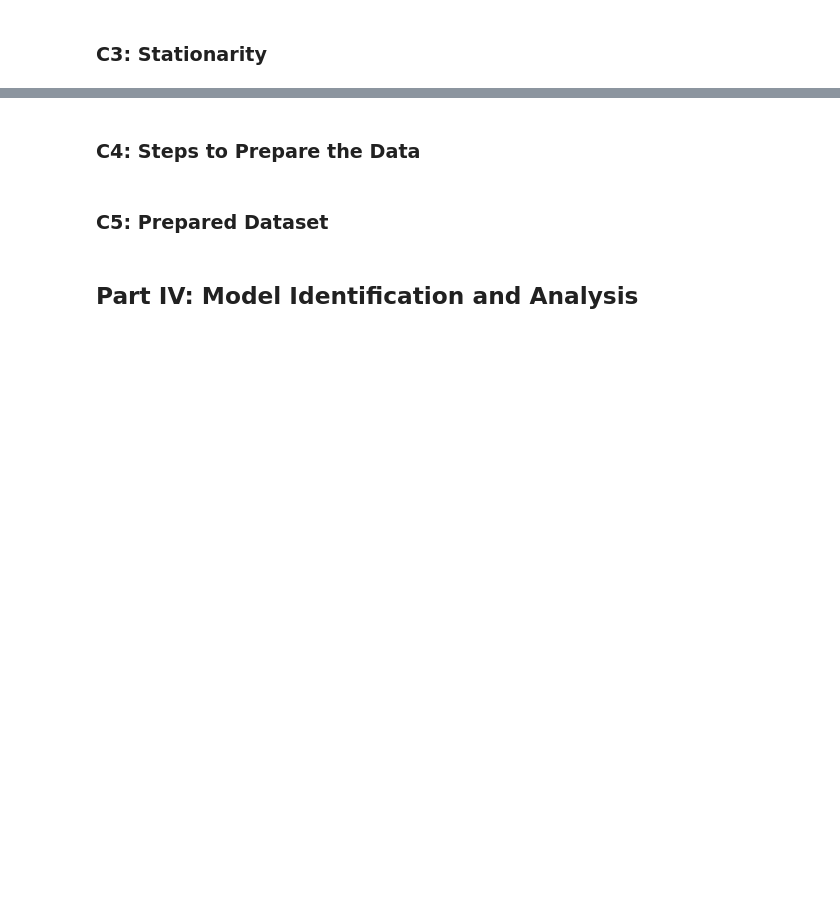
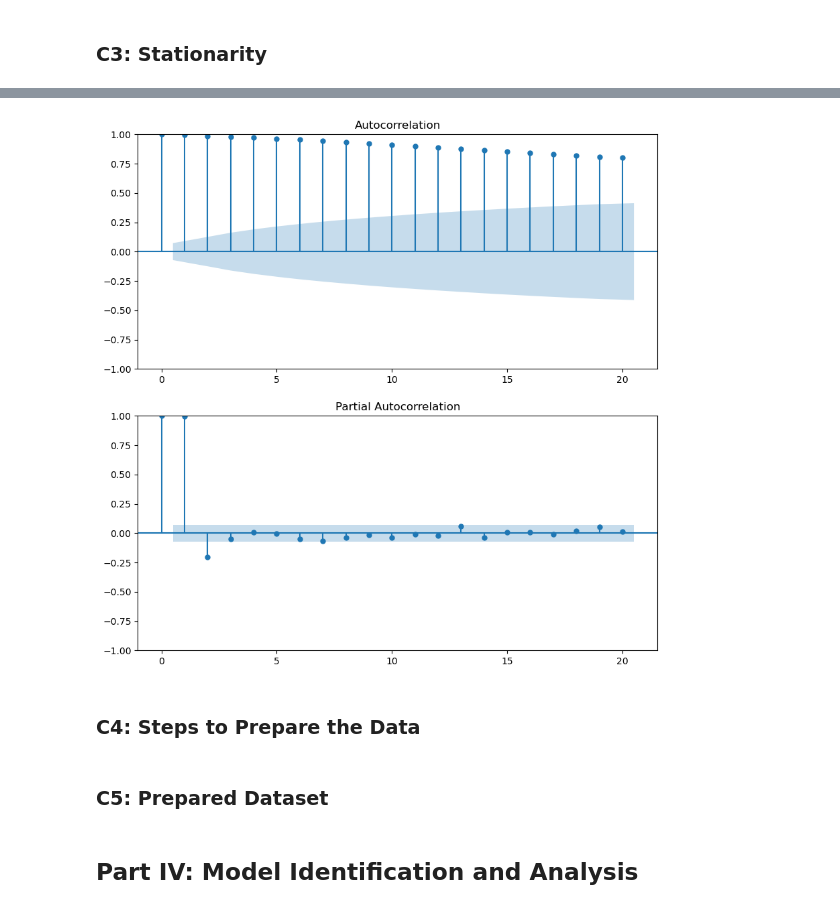
Before and after one commit to jtrawick/D213, a Jupyter notebook: Task1-Time_Series_Modeling/D213_task1.ipynb, the cells around one changed output, grey strips where cells are left out. Saved outputs shown, nothing was run; the diff lists cells and outputs as text; code cells hidden in the pictures; blank space fills up the shorter version.

```diff
--- a/Task1-Time_Series_Modeling/D213_task1.ipynb
+++ b/Task1-Time_Series_Modeling/D213_task1.ipynb
@@ -23,3 +69,17 @@ ___
+# %%
+from statsmodels.graphics.tsaplots import plot_acf, plot_pacf
+import matplotlib.pyplot as plt
+
+# Plot autocorrelation and partial autocorrelation
+def plot_acf_pacf(ts, lags=20, alpha=0.05):
+    fig, ax = plt.subplots(2, figsize=(10, 10))
+    ax[0] = plot_acf(ts, lags=lags, ax=ax[0], alpha=alpha)
+    ax[1] = plot_pacf(ts, lags=lags, ax=ax[1], alpha=alpha, method='ywm')
+    plt.show()
+
+plot_acf_pacf(df['Revenue'])
+# %% [output]
+[figure, added]
 # %% [markdown]
 ### C4: Steps to Prepare the Data
 # %% [markdown]
```
Also changed, not shown: parts of 6 cells of this notebook, 1 other file.
